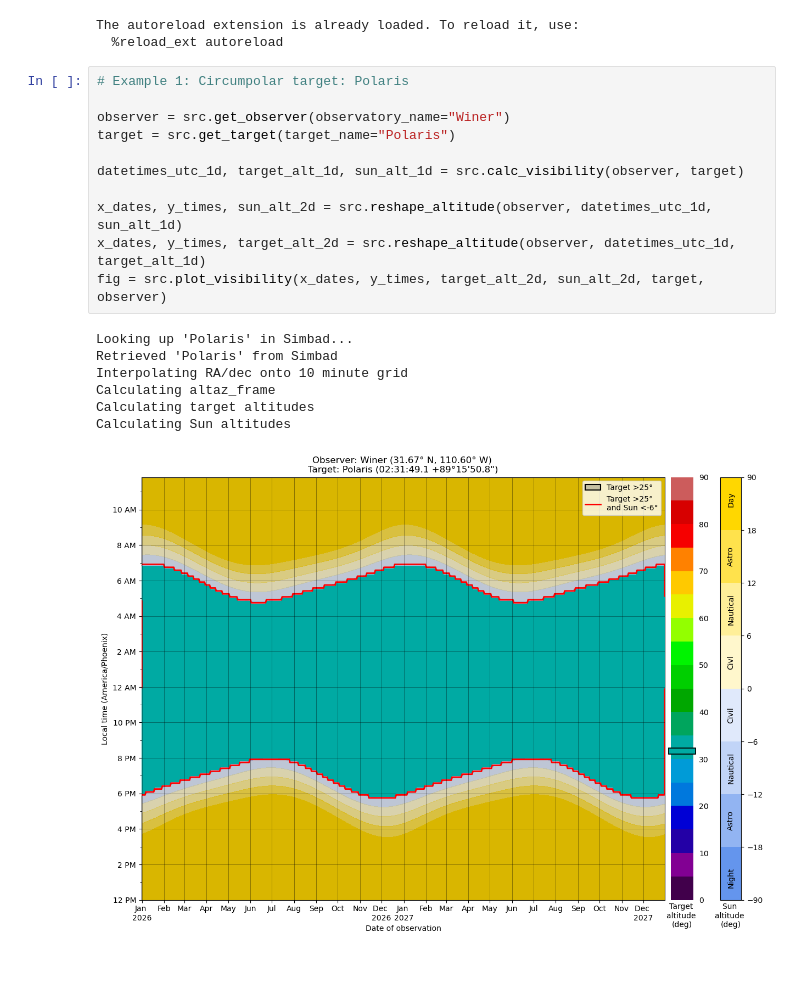
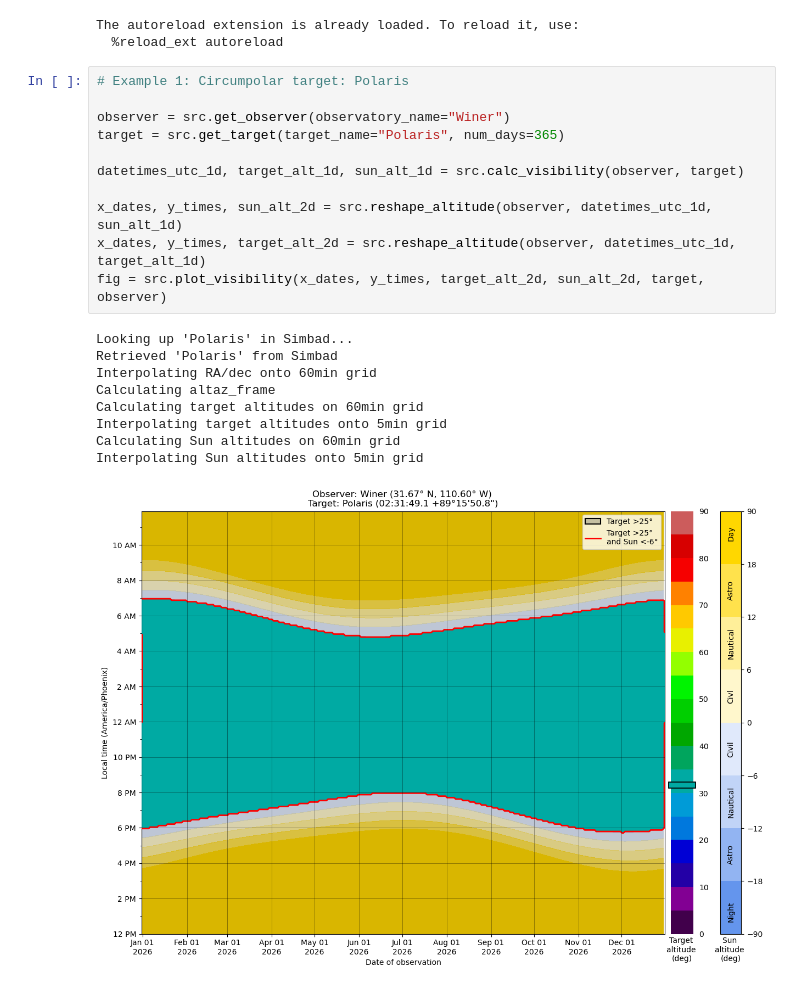
Before and after one commit to johnmomberg/Visibility_Planner, a Jupyter notebook: examples.ipynb, the cells around one changed output. Saved outputs shown, nothing was run; the diff lists cells and outputs as text.

```diff
--- a/examples.ipynb
+++ b/examples.ipynb
@@ -10,22 +10,24 @@ The autoreload extension is already loaded. To reload it, use:
 # %%
 # Example 1: Circumpolar target: Polaris
 
 observer = src.get_observer(observatory_name="Winer")
-target = src.get_target(target_name="Polaris")
+target = src.get_target(target_name="Polaris", num_days=365)
 
 datetimes_utc_1d, target_alt_1d, sun_alt_1d = src.calc_visibility(observer, target)
 
 x_dates, y_times, sun_alt_2d = src.reshape_altitude(observer, datetimes_utc_1d, sun_alt_1d)
 x_dates, y_times, target_alt_2d = src.reshape_altitude(observer, datetimes_utc_1d, target_alt_1d)
 fig = src.plot_visibility(x_dates, y_times, target_alt_2d, sun_alt_2d, target, observer)
 # %% [output]
 Looking up 'Polaris' in Simbad...
 Retrieved 'Polaris' from Simbad
-Interpolating RA/dec onto 10 minute grid
+Interpolating RA/dec onto 60min grid
 Calculating altaz_frame
-Calculating target altitudes
-Calculating Sun altitudes
+Calculating target altitudes on 60min grid
+Interpolating target altitudes onto 5min grid
+Calculating Sun altitudes on 60min grid
+Interpolating Sun altitudes onto 5min grid
-[figure, old version]
+[figure, new version]
 # %%
 # Example 2: Nearly circumpolar target: Epsilon Ursae Minoris (dec = 82 degrees)
 
```
Also changed, not shown: parts of 11 cells of this notebook, 9 other files.
